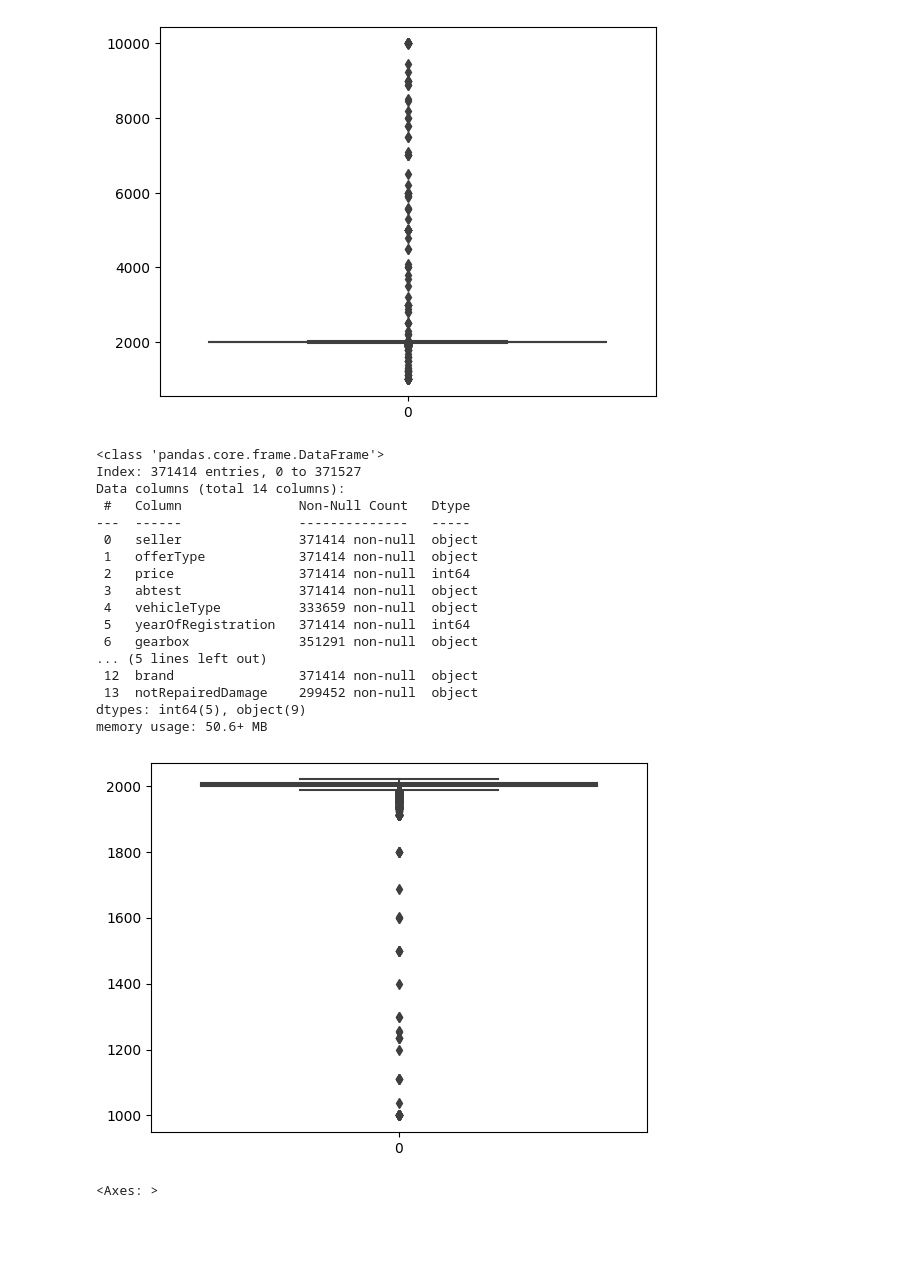
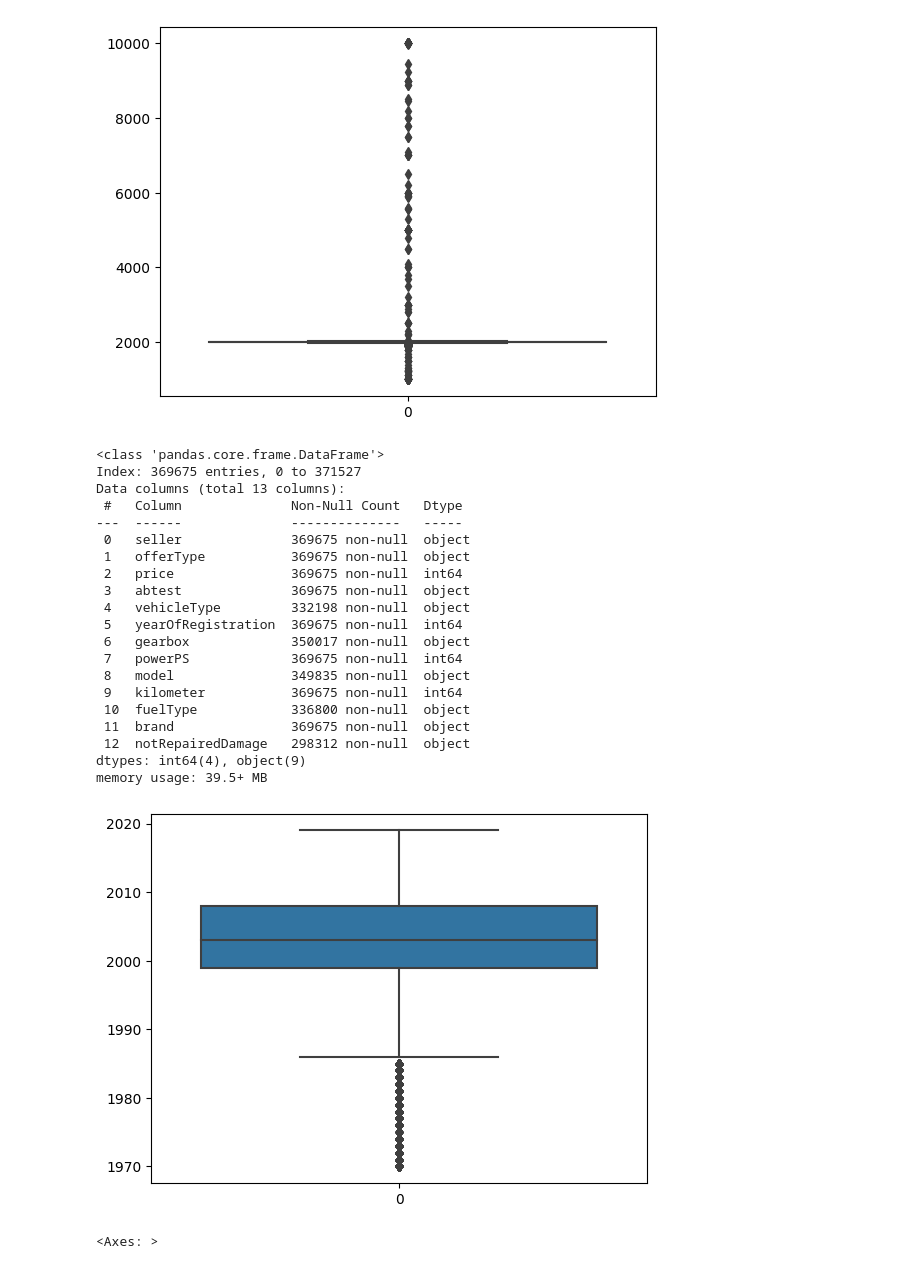
Before and after one commit to Supermjork/Much-Vroom, a Jupyter notebook: notebook/vroom.ipynb, the cells around one changed output. Drawn from its saved outputs; the diff is of its cells as text; code cells hidden in the pictures; blank space fills up the shorter version.

```diff
--- a/notebook/vroom.ipynb
+++ b/notebook/vroom.ipynb
@@ -269,7 +269,7 @@ In columns such as Price, Power (Pferdestärke), Registration year.
 # postalCode
 # Last Seen (Similar enough dates)
 
-dropped_cols = ['dateCrawled', 'name', 'dateCreated', 'nrOfPictures', 'postalCode', 'lastSeen']
+dropped_cols = ['dateCrawled', 'name', 'dateCreated', 'nrOfPictures', 'postalCode', 'lastSeen', 'monthOfRegistration']
 
 en_carDat.drop(columns = dropped_cols, inplace = True)
 de_carDat.drop(columns = dropped_cols, inplace = True)
@@ -323,33 +323,36 @@ sns.boxplot(selected_data['yearOfRegistration'])
 # %%
 # Filtering years
 # Filering on condition that registration year is no older than 1970
 # nor after current year
-selected_data = selected_data[((selected_data['yearOfRegistration'] < 2024))]
+selected_data = selected_data[(selected_data['yearOfRegistration'] < 2024) & (selected_data['yearOfRegistration'] >= 1970)]
 
 # Plotting to see improvement after filteration
-sns.boxplot(selected_data['yearOfRegistration'])
+sns.boxplot(selected_data['yearOfRegistration'].values)
 
 # Checking row losses (Around 2223 rows were filtered out)
 selected_data.info()
 # %% [output]
 <class 'pandas.core.frame.DataFrame'>
-Index: 371414 entries, 0 to 371527
-Data columns (total 14 columns):
- #   Column               Non-Null Count   Dtype
----  ------               --------------   -----
- 0   seller               371414 non-null  object
- 1   offerType            371414 non-null  object
- 2   price                371414 non-null  int64
- 3   abtest               371414 non-null  object
- 4   vehicleType          333659 non-null  object
- 5   yearOfRegistration   371414 non-null  int64
- 6   gearbox              351291 non-null  object
-... (5 lines left out)
- 12  brand                371414 non-null  object
- 13  notRepairedDamage    299452 non-null  object
-dtypes: int64(5), object(9)
-memory usage: 50.6+ MB
+Index: 369675 entries, 0 to 371527
+Data columns (total 13 columns):
+ #   Column              Non-Null Count   Dtype
+---  ------              --------------   -----
+ 0   seller              369675 non-null  object
+ 1   offerType           369675 non-null  object
+ 2   price               369675 non-null  int64
+ 3   abtest              369675 non-null  object
+ 4   vehicleType         332198 non-null  object
+ 5   yearOfRegistration  369675 non-null  int64
+ 6   gearbox             350017 non-null  object
+ 7   powerPS             369675 non-null  int64
+ 8   model               349835 non-null  object
+ 9   kilometer           369675 non-null  int64
+ 10  fuelType            336800 non-null  object
+ 11  brand               369675 non-null  object
+ 12  notRepairedDamage   298312 non-null  object
+dtypes: int64(4), object(9)
+memory usage: 39.5+ MB
-[figure, old version]
+[figure, new version]
 # %%
 # Filtering Prices
 sns.boxplot(selected_data['price'])
```
Also changed, not shown: parts of 10 cells of this notebook.
